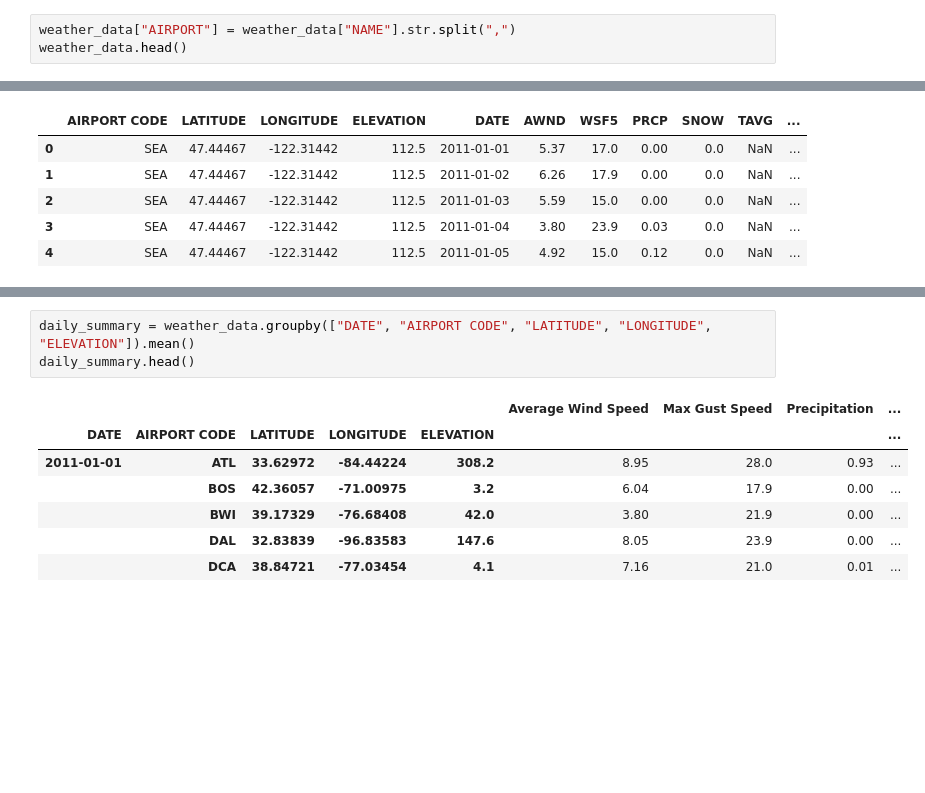
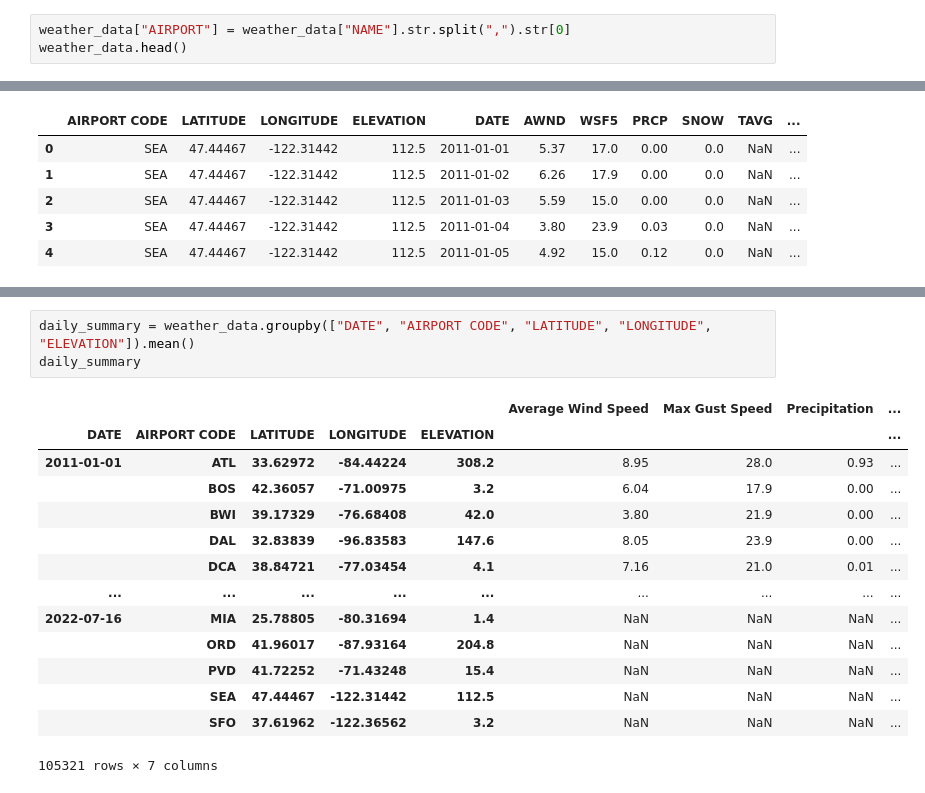
Before and after one commit to NicoleRyan99/GROUP-PROJECT-3, a Jupyter notebook: historical_weather.ipynb, the cells around one changed output, grey strips where cells are left out. Cells and saved outputs as stored; diff of their text form; blank space fills up the shorter version.

```diff
--- a/historical_weather.ipynb
+++ b/historical_weather.ipynb
@@ -85,7 +85,7 @@ array(['SEATTLE TACOMA AIRPORT, WA US',
        'ATLANTA HARTSFIELD JACKSON INTERNATIONAL AIRPORT, GA US',
        'CHICAGO OHARE INTERNATIONAL AIRPORT, IL US'], dtype=object)
 # %%
-weather_data["AIRPORT"] = weather_data["NAME"].str.split(",")
+weather_data["AIRPORT"] = weather_data["NAME"].str.split(",").str[0]
 weather_data.head()
 # %% [output]
 |  | NAME | LATITUDE | LONGITUDE | ELEVATION | DATE | AWND | WSF5 | PRCP | SNOW | TAVG | ... |
@@ -169,11 +166,18 @@ weather_data.head()
 # %%
 daily_summary = weather_data.groupby(["DATE", "AIRPORT CODE", "LATITUDE", "LONGITUDE", "ELEVATION"]).mean()
-daily_summary.head()
+daily_summary
 # %% [output]
 |  |  |  |  |  | Average Wind Speed | Max Gust Speed | Precipitation | ... |
 | DATE | AIRPORT CODE | LATITUDE | LONGITUDE | ELEVATION |  |  |  | ... |
 | 2011-01-01 | ATL | 33.62972 | -84.44224 | 308.2 | 8.95 | 28.0 | 0.93 | ... |
 |  | BOS | 42.36057 | -71.00975 | 3.2 | 6.04 | 17.9 | 0.00 | ... |
 |  | BWI | 39.17329 | -76.68408 | 42.0 | 3.80 | 21.9 | 0.00 | ... |
 |  | DAL | 32.83839 | -96.83583 | 147.6 | 8.05 | 23.9 | 0.00 | ... |
 |  | DCA | 38.84721 | -77.03454 | 4.1 | 7.16 | 21.0 | 0.01 | ... |
+| ... | ... | ... | ... | ... | ... | ... | ... | ... |
+| 2022-07-16 | MIA | 25.78805 | -80.31694 | 1.4 | NaN | NaN | NaN | ... |
+|  | ORD | 41.96017 | -87.93164 | 204.8 | NaN | NaN | NaN | ... |
+|  | PVD | 41.72252 | -71.43248 | 15.4 | NaN | NaN | NaN | ... |
+|  | SEA | 47.44467 | -122.31442 | 112.5 | NaN | NaN | NaN | ... |
+|  | SFO | 37.61962 | -122.36562 | 3.2 | NaN | NaN | NaN | ... |
+105321 rows × 7 columns
```
Also changed, not shown: parts of 3 cells of this notebook.
